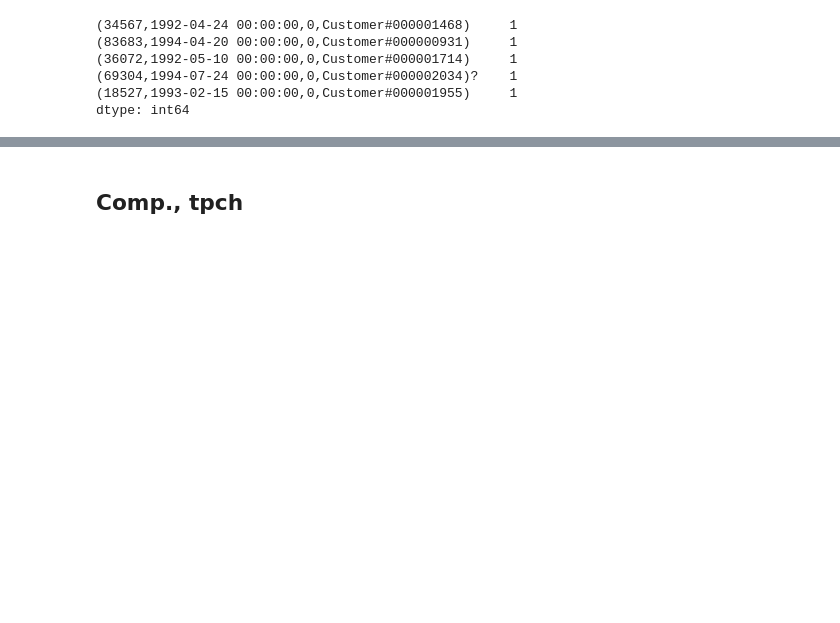
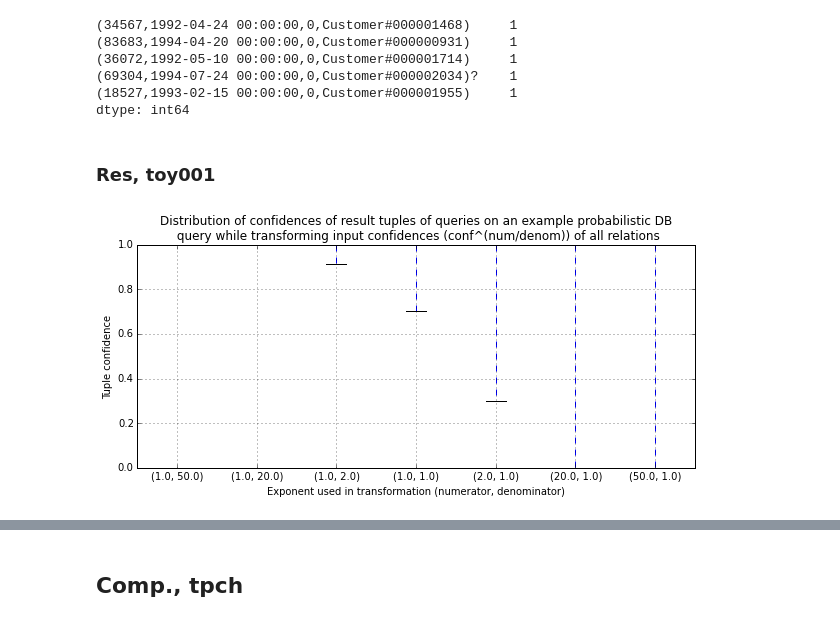
Before and after one commit to alexmemory/PrDBSens, a Jupyter notebook: notes/20150409_ACM_trio.ipynb, the cells around one changed output, grey strips where cells are left out. Drawn from its saved outputs; the diff is of its cells as text; code cells hidden in the pictures; blank space fills up the shorter version.

Commit message:
Boxplots of confidences of query results

```diff
--- a/notes/20150409_ACM_trio.ipynb
+++ b/notes/20150409_ACM_trio.ipynb
@@ -1262,3 +1268,24 @@ scrm.tuple.value_counts()
 (69304,1994-07-24 00:00:00,0,Customer#000002034)?    1
 (18527,1993-02-15 00:00:00,0,Customer#000001955)     1
 dtype: int64
+# %% [markdown]
+### Res, toy001
+# %%
+with pd.HDFStore('/home/amemory/Data/prdbsens/pipelines/tpch/pow/all/q/toy001_reg_nat/qres/toy001_reg_nat.h5','r') as sto:
+    dfs = []
+    for nam,k in [(grp._v_name,grp._v_pathname) for grp in sto.root.exp]:
+        info = sto.get_storer(k).attrs.info
+        t = sto[k]
+        t['numerator'] = info['numerator']
+        t['denominator'] = info['denominator']
+        dfs.append(t)
+    df = pd.concat(dfs)
+    df2 = df.set_index(['tuple','numerator','denominator']).unstack(['numerator','denominator']).conf
+    plt.figure(figsize=(10,4))
+    ax = plt.gca()
+    df2.boxplot(ax=ax)
+    plt.title('Distribution of confidences of result tuples of queries on an example probabilistic DB\n query while transforming input confidences (conf^(num/denom)) of all relations')
+    plt.ylabel('Tuple confidence')
+    plt.xlabel('Exponent used in transformation (numerator, denominator)')
+# %% [output]
+[figure, added]
```
Also changed, not shown: parts of 8 cells of this notebook.
